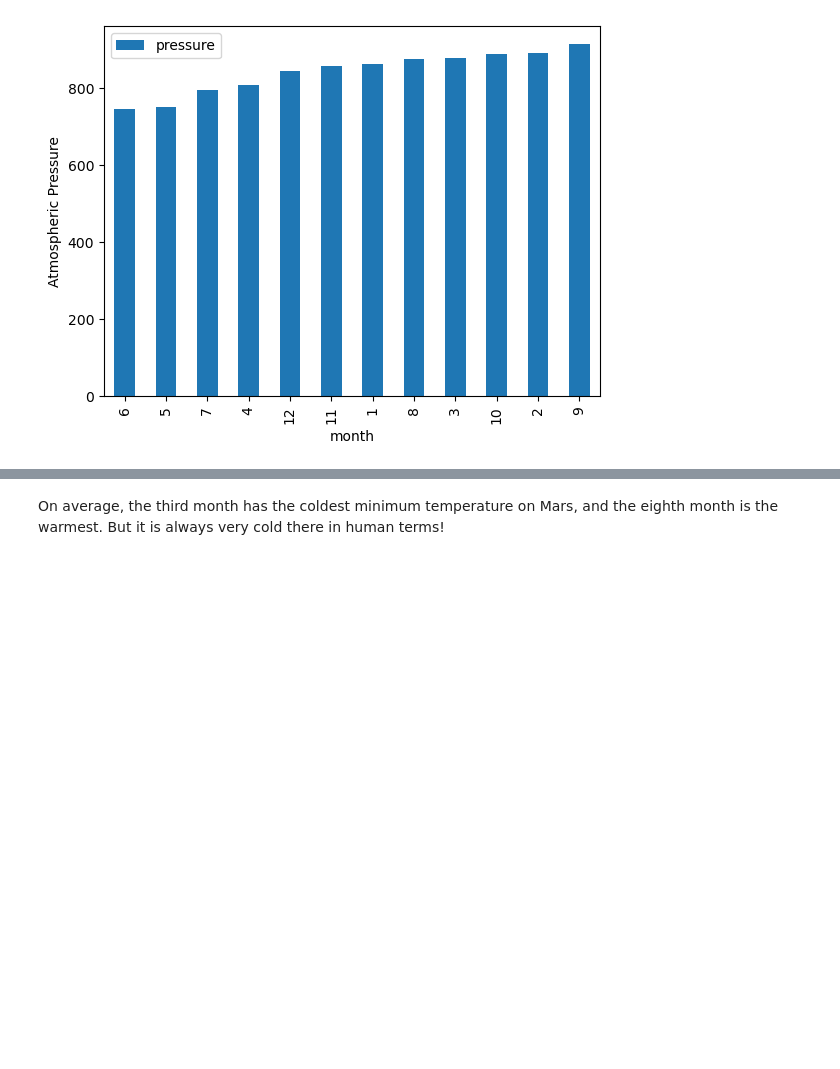
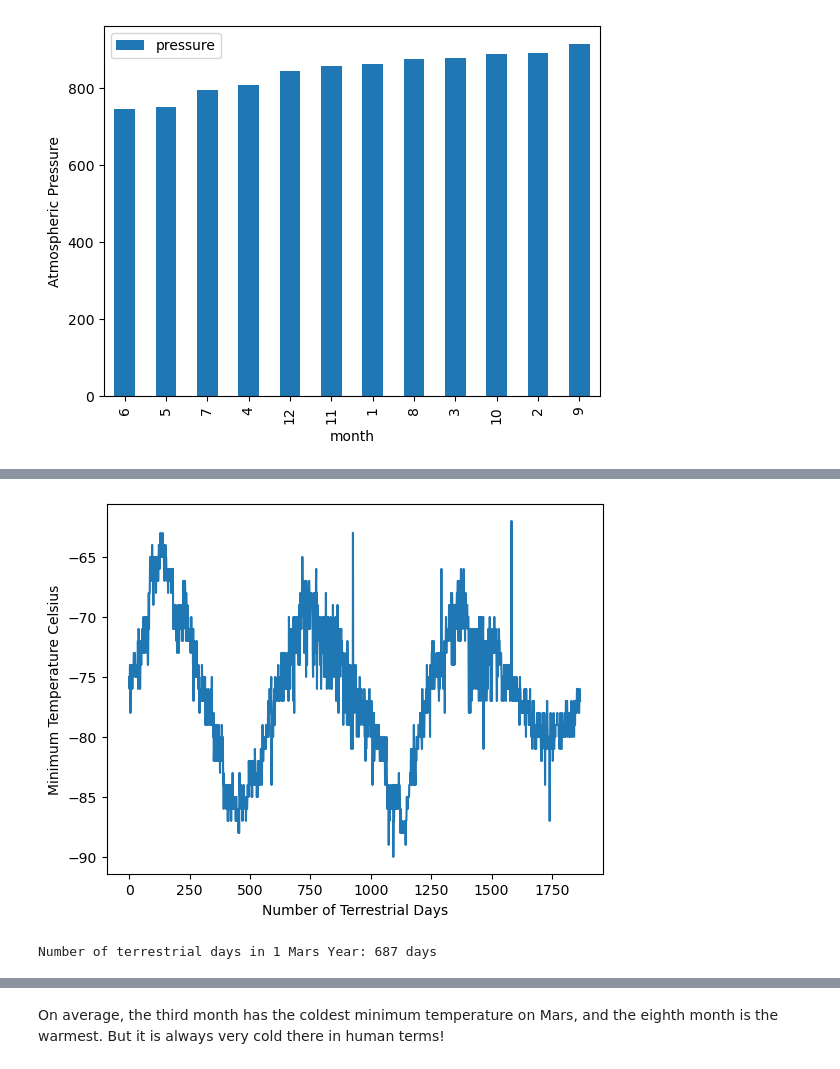
Before and after one commit to MickMarch/mission_to_mars, a Jupyter notebook: part_2_mars_weather.ipynb, the cells around one changed output, grey strips where cells are left out. Saved outputs shown, nothing was run; the diff lists cells and outputs as text; code cells hidden in the pictures; blank space fills up the shorter version.

Commit message:
Completed analysis of Mars Temp data

```diff
--- a/part_2_mars_weather.ipynb
+++ b/part_2_mars_weather.ipynb
@@ -274,4 +224,17 @@ Name: terrestrial_date, Length: 1867, dtype: int64
+# %%
+# 5. How many terrestrial (earth) days are there in a Martian year?
+
+mars_df['min_temp'].plot()
+plt.ylabel('Minimum Temperature Celsius')
+plt.xlabel("Number of Terrestrial Days")
+plt.show()
+# %% [output]
+[figure, added]
 # %%
+############################################################
+### Bonus Solution for Terrestrial Days in One Mars Year ###
+############################################################
+
 month_list = list(range(1,13))
 start_counting = False
 for index, row in mars_df.iterrows():
@@ -287,11 +250,16 @@ for index, row in mars_df.iterrows():
     # Start counting
     if start_counting and (cur_month in month_list):
 
-        # If the next month entry is a change from the current, then the month is over, and we can remove it from the list
+        # If the next month entry is a change from the current, then the month is over and we can remove it from the list
         if next_month != cur_month:
             month_list.remove(cur_month)
 
-            # Break iteration if month_list is exhausted, and record last_day
+            # Break iteration if month_list is exhausted, and record the next day as last_day
             if month_list == []:
-                last_day = row['terrestrial_date']
+                last_day = mars_df.iloc[index+1]['terrestrial_date']
                 break
+
+earth_days = last_day - first_day
+print(f'Number of terrestrial days in 1 Mars Year: {earth_days.days} days')
+# %% [output]
+Number of terrestrial days in 1 Mars Year: 687 days
```
Also changed, not shown: parts of 7 cells of this notebook, 3 other files.
